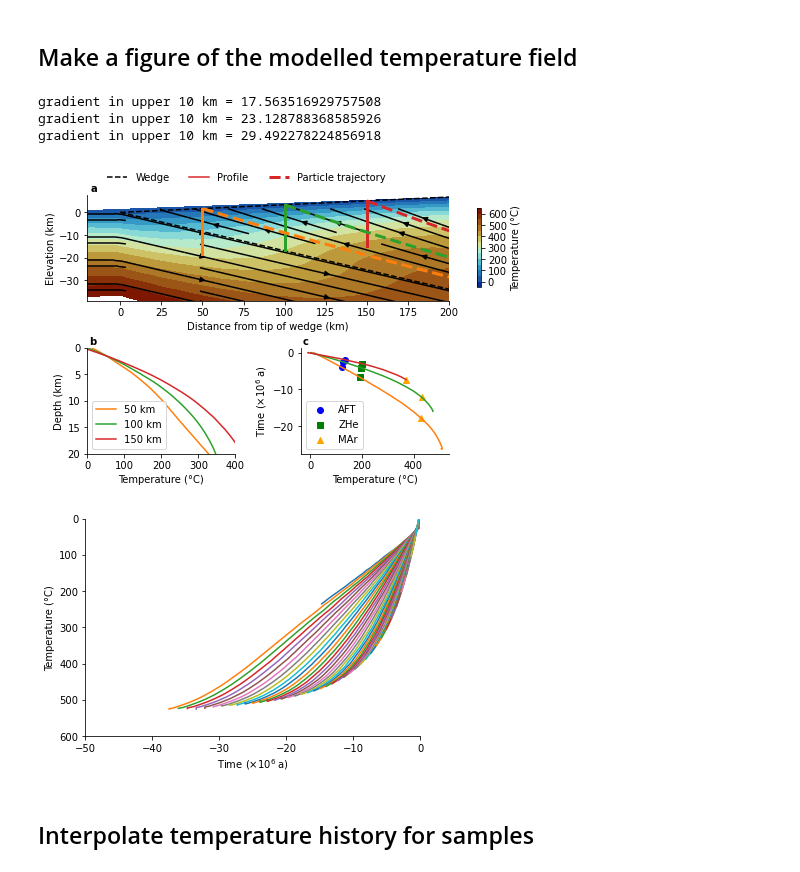
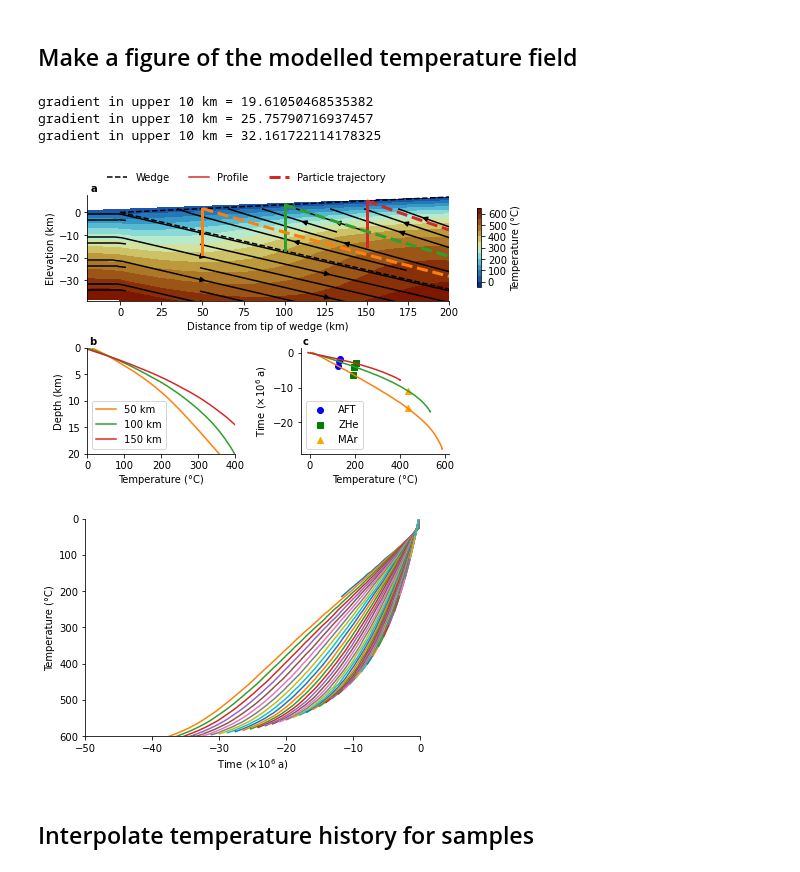
Before and after one commit to ElcoLuijendijk/wedgex, a Jupyter notebook: wedgex.ipynb, the cells around one changed output. Drawn from its saved outputs; the diff is of its cells as text; code cells hidden in the pictures.

Commit message:
cleaned up code. adjusted calculation MAr closure temps

```diff
--- a/wedgex.ipynb
+++ b/wedgex.ipynb
@@ -88,13 +88,26 @@ model_run_name = 'default'
 # calibrated values fixed geothermal gradient:
 #conv, conv_part, deform_part = 0.02034093 * u.m / u.year, 0.45786315, 0.53954462
 
-# calibrated values, numerical model, 20 iterations
+# calibrated values 100 runs, old version of MAr closure temp
+#conv, conv_part, deform_part, vxa, vya =  (0.015481037 * u.m / u.year, 0.528130413,  0.527568696,
+#                                           1.14E-05 * u.m / u.year, 9.77E-06 * u.m / u.year)
 
-#calibrated values 100 runs
-conv, conv_part, deform_part, vxa, vya =  (0.015481037 * u.m / u.year, 0.528130413,  0.527568696,
-                                           1.14E-05 * u.m / u.year, 9.77E-06 * u.m / u.year)
+# calibrated values 100 run
+# fit with R2=0.4
+#conv, conv_part, deform_part, vxa, vya =  (1.01529060e-02 * u.m / u.year, 3.36286070e-01,  5.20355739e-01,
+#                                           1.61169702e-05 * u.m / u.year, 1.28317424e-05 * u.m / u.year)
+# fit with R2=0.4, correct formalation deformation partitioning
+conv, conv_part, deform_part, vxa, vya =  (1.01529060e-02 * u.m / u.year, 3.36286070e-01,  1.0- 5.20355739e-01,
+                                           1.61169702e-05 * u.m / u.year, 1.28317424e-05 * u.m / u.year)
+# new calibration, slightly worse optimal fit, 0.36
+#conv, conv_part, deform_part, vxa, vya =  (1.29509479e-02 * u.m / u.year, 4.49505549e-01,  4.14464184e-01,
+#                                           1.65068407e-05 * u.m / u.year, 1.07077250e-05 * u.m / u.year)
 
-# 0.015481037 0.528130413 0.527568696 1.14E-05 9.77E-06
+# manual guess
+#conv, conv_part, deform_part, vxa, vya =  (2.0e-02 * u.m / u.year, 0.5,  0.5,
+#                                           1e-6 * u.m / u.year, 1e-6 * u.m / u.year)
+
+# 1.29509479e-02 4.49505549e-01 4.14464184e-01 1.65068407e-05 1.07077250e-05
 
 # compressional, transport and accretion velocity
 # note these are overwritten if convergence parameters are used above
@@ -142,7 +155,10 @@ thermochron_model = 'Dodson'
 # names of thermochronometers, should match the names in your input file
 thermochron_systems = ['AFT', 'ZHe', 'MAr']
 # omitting MAr
-#thermochron_systems = ['AHe', 'AFT', 'ZHe', 'ZFT']
+#thermochron_systems = ['AFT', 'ZHe']
+
+# omitting AFT
+#thermochron_systems = ['ZHe', 'MAr']
 
 
 # resetting temperatures (degr. C), note these are only used if thermochron_model = 'simple'
@@ -602,11 +618,11 @@ if thermal_history_model == 'numerical':
     for i, Thi in enumerate(T_history_plot):
         Tpi = Thi.to(u.K, equivalencies=u.temperature())
         ind = np.isnan(Tpi) == False
-        for j, tcs in enumerate(thermochron_systems_plot):
+        for j, tcs in enumerate(thermochron_systems):
             cas[i, j], cts[i, j] = thermochron_functions.calculate_closure_age(-t[ind], Tpi[ind], thermochron_system=tcs)
 
     #for i, Thi in enumerate(T_history_plot):
-    for j, tcs, marker, color in zip(itertools.count(), thermochron_systems_plot, thermochron_markers, thermochron_colors):
+    for j, tcs, marker, color in zip(itertools.count(), thermochron_systems, thermochron_markers, thermochron_colors):
         leg_cl = ax3.scatter(cts[:, j].to(u.deg_C, equivalencies=u.temperature()), -cas[:, j].to(u.year) / 1e6,
                              marker=marker, color=color, label=tcs)
     ax3.legend()
@@ -618,37 +634,37 @@ if thermal_history_model == 'numerical':
         axi.spines['top'].set_visible(False)
         axi.spines['right'].set_visible(False)
         axi.text(0.01, 1.01, string.ascii_lowercase[i],
             weight='bold', transform=axi.transAxes,
                ha='left', va='bottom', fontsize='medium')
 
     ax.set_xlabel('Distance from tip of wedge (km)')
     ax.set_ylabel('Elevation (km)')
 
     ax2.set_xlabel(f'Temperature ({degree_symbol}C)')
     ax2.set_ylabel("Depth (km)")
 
     ax3.set_ylabel(r'Time ($\times 10^{6} \; a$)')
     ax3.set_xlabel(f'Temperature ({degree_symbol}C)')
 
     ax.legend([lw, leg_gt, leg_th], ['Wedge', "Profile", "Particle trajectory", 'Particle trajectories'],
               bbox_to_anchor=(0.03, 1.03), loc='lower left', frameon=False, ncol=3)
 
     #ax.set_aspect('equal')
 
     ax.set_xlim(xlim[0].value, xlim[1].value)
     ax.set_ylim(ylim[0].value, ylim[1].value)
 
     ax2.set_ylim(20, 0)
     ax2.set_xlim(0, 400)
 
     #fig.tight_layout()
 
     fig.savefig('fig/modelled_temperature_field.pdf')
 # %% [output]
-gradient in upper 10 km = 17.563516929757508
-gradient in upper 10 km = 23.128788368585926
-gradient in upper 10 km = 29.492278224856918
+gradient in upper 10 km = 19.61050468535382
+gradient in upper 10 km = 25.75790716937457
+gradient in upper 10 km = 32.161722114178325
-[figure, old version]
+[figure, new version]
 # %%
 fig, ax = pl.subplots(1, 1)
 
@@ -665,7 +681,7 @@ ax.set_ylabel(f'Temperature ({degree_symbol}C)')
 ax.spines['top'].set_visible(False)
 ax.spines['right'].set_visible(False)
 # %% [output]
-[figure, old version]
+[figure, new version]
 # %% [markdown]
 ## Interpolate temperature history for samples
 # %%
```
Also changed, not shown: parts of 10 cells of this notebook, 25 other files.
